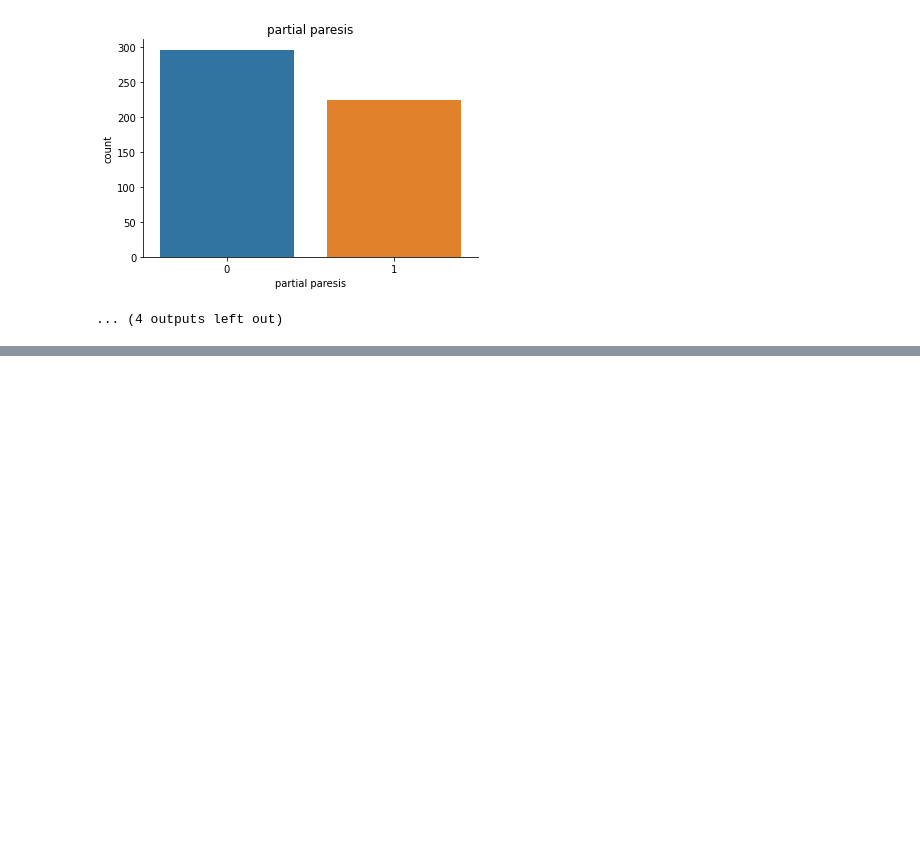
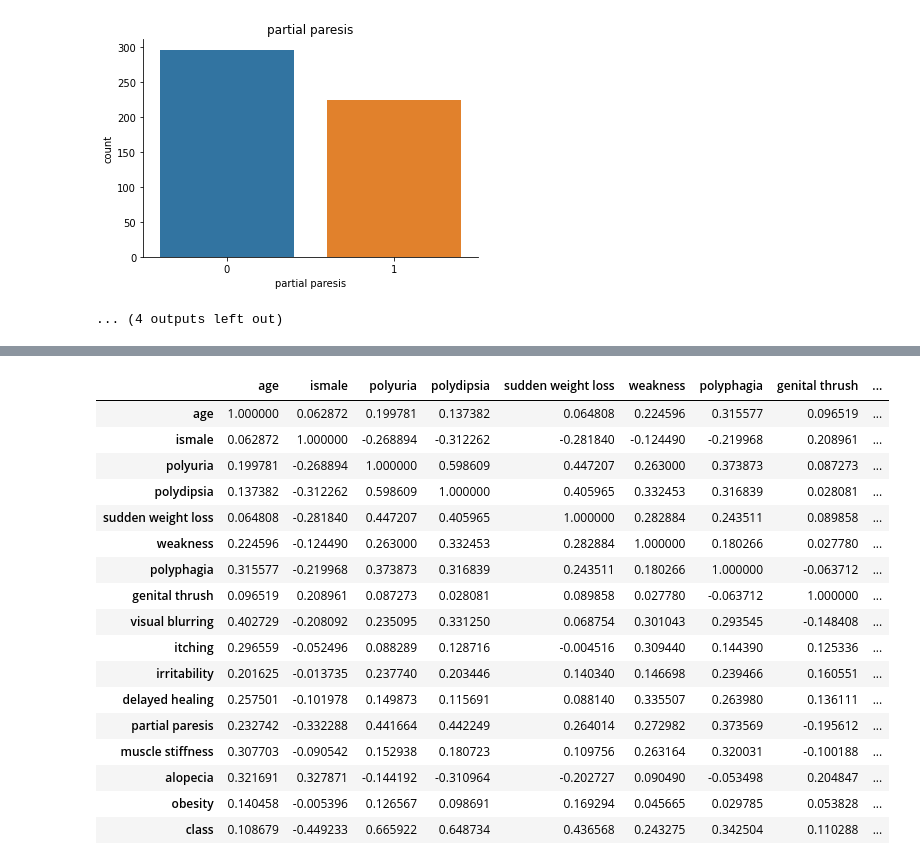
Before and after one commit to Imanhamza/Diabetes_early_stage_detection, a Jupyter notebook: early_diabetes.ipynb, the cells around one changed output, grey strips where cells are left out. Saved outputs shown, nothing was run; the diff lists cells and outputs as text; code cells hidden in the pictures; blank space fills up the shorter version.

```diff
--- a/early_diabetes.ipynb
+++ b/early_diabetes.ipynb
@@ -176,0 +249,22 @@ for column in columns:
+# %%
+# conduct a correlation plot
+df.corr()
+# %% [output]
+|  | age | ismale | polyuria | polydipsia | sudden weight loss | weakness | polyphagia | genital thrush | ... |
+| age | 1.000000 | 0.062872 | 0.199781 | 0.137382 | 0.064808 | 0.224596 | 0.315577 | 0.096519 | ... |
+| ismale | 0.062872 | 1.000000 | -0.268894 | -0.312262 | -0.281840 | -0.124490 | -0.219968 | 0.208961 | ... |
+| polyuria | 0.199781 | -0.268894 | 1.000000 | 0.598609 | 0.447207 | 0.263000 | 0.373873 | 0.087273 | ... |
+| polydipsia | 0.137382 | -0.312262 | 0.598609 | 1.000000 | 0.405965 | 0.332453 | 0.316839 | 0.028081 | ... |
+| sudden weight loss | 0.064808 | -0.281840 | 0.447207 | 0.405965 | 1.000000 | 0.282884 | 0.243511 | 0.089858 | ... |
+| weakness | 0.224596 | -0.124490 | 0.263000 | 0.332453 | 0.282884 | 1.000000 | 0.180266 | 0.027780 | ... |
+| polyphagia | 0.315577 | -0.219968 | 0.373873 | 0.316839 | 0.243511 | 0.180266 | 1.000000 | -0.063712 | ... |
+| genital thrush | 0.096519 | 0.208961 | 0.087273 | 0.028081 | 0.089858 | 0.027780 | -0.063712 | 1.000000 | ... |
+| visual blurring | 0.402729 | -0.208092 | 0.235095 | 0.331250 | 0.068754 | 0.301043 | 0.293545 | -0.148408 | ... |
+| itching | 0.296559 | -0.052496 | 0.088289 | 0.128716 | -0.004516 | 0.309440 | 0.144390 | 0.125336 | ... |
+| irritability | 0.201625 | -0.013735 | 0.237740 | 0.203446 | 0.140340 | 0.146698 | 0.239466 | 0.160551 | ... |
+| delayed healing | 0.257501 | -0.101978 | 0.149873 | 0.115691 | 0.088140 | 0.335507 | 0.263980 | 0.136111 | ... |
+| partial paresis | 0.232742 | -0.332288 | 0.441664 | 0.442249 | 0.264014 | 0.272982 | 0.373569 | -0.195612 | ... |
+| muscle stiffness | 0.307703 | -0.090542 | 0.152938 | 0.180723 | 0.109756 | 0.263164 | 0.320031 | -0.100188 | ... |
+| alopecia | 0.321691 | 0.327871 | -0.144192 | -0.310964 | -0.202727 | 0.090490 | -0.053498 | 0.204847 | ... |
+| obesity | 0.140458 | -0.005396 | 0.126567 | 0.098691 | 0.169294 | 0.045665 | 0.029785 | 0.053828 | ... |
+| class | 0.108679 | -0.449233 | 0.665922 | 0.648734 | 0.436568 | 0.243275 | 0.342504 | 0.110288 | ... |
```
Also changed, not shown: parts of 16 cells of this notebook.
